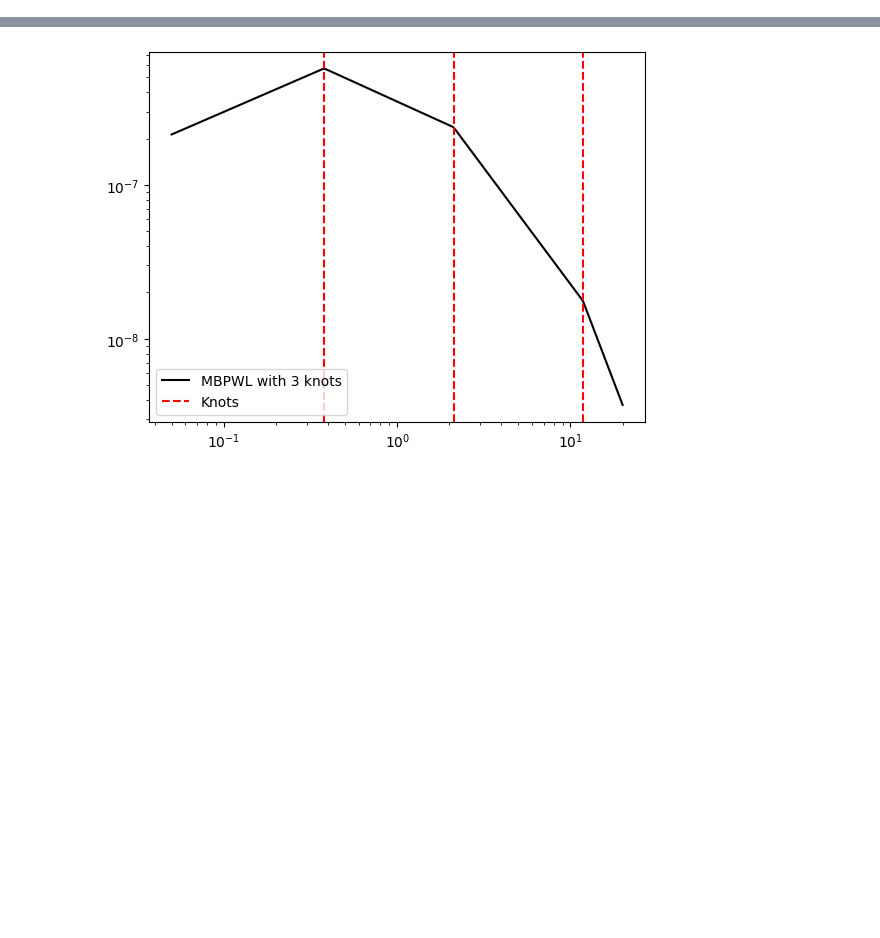
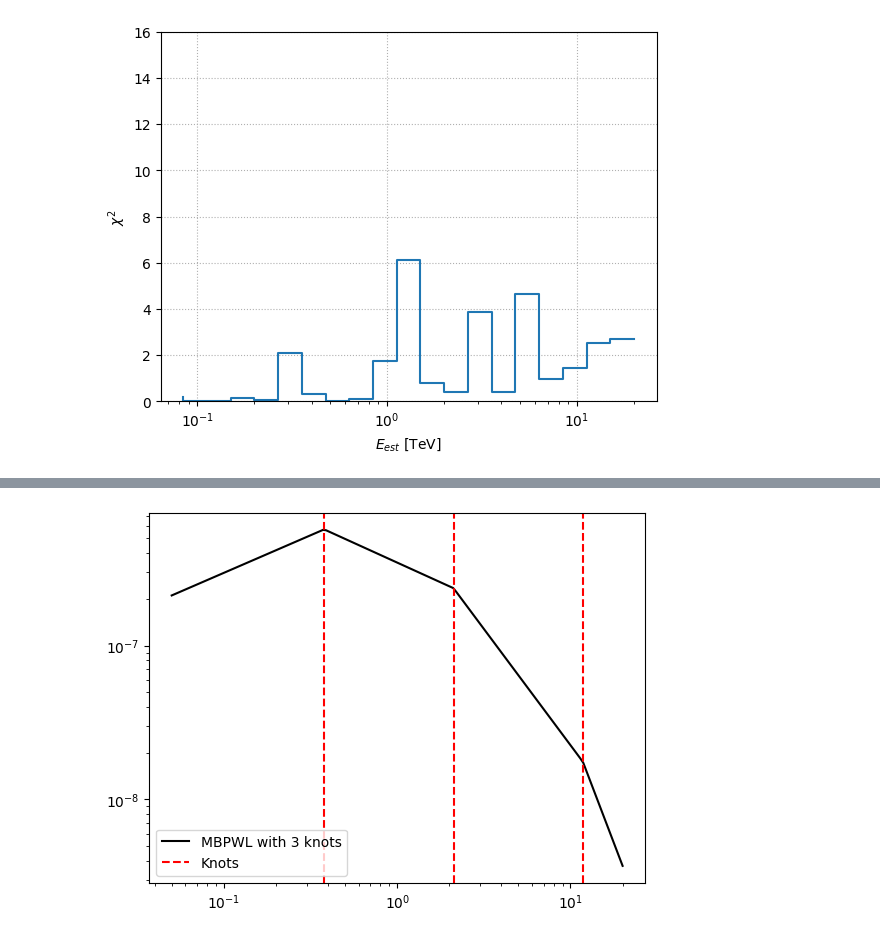
Before and after one commit to R-Grau/EBLpy, a Jupyter notebook: scanEBL.ipynb, the cells around one changed output, grey strips where cells are left out. Drawn from its saved outputs; the diff is of its cells as text; code cells hidden in the pictures; blank space fills up the shorter version.

```diff
--- a/scanEBL.ipynb
+++ b/scanEBL.ipynb
@@ -292,0 +515,20 @@ plt.show()
+# %%
+####################plot ON##########
+# plt.errorbar(Eest[minbin:maxbin], Non_final, yerr = np.sqrt(Non_final), label = "observed", fmt = "_",  color = "black")
+# plt.errorbar(Eest[minbin:maxbin], mu_on_f_sim, label = "expected", yerr = np.sqrt(mu_on_f_sim), fmt = "_",  color = "red")
+# plt.xscale('log')
+# plt.yscale('log')
+# plt.legend()
+# plt.show()
+
+##################plot Chi2################
+newEest = migmatyEest[1:]
+plt.step(newEest[minbin:maxbin], chi2vals)
+plt.grid(linestyle = ":")
+plt.ylabel(r"$\chi^2$")
+plt.xlabel(r"$E_{est}$ [TeV]")
+plt.ylim(0, 16)
+plt.xscale('log')
+plt.show()
+# %% [output]
+[figure, added]
```
Also changed, not shown: parts of 18 cells of this notebook, 7 other files.
